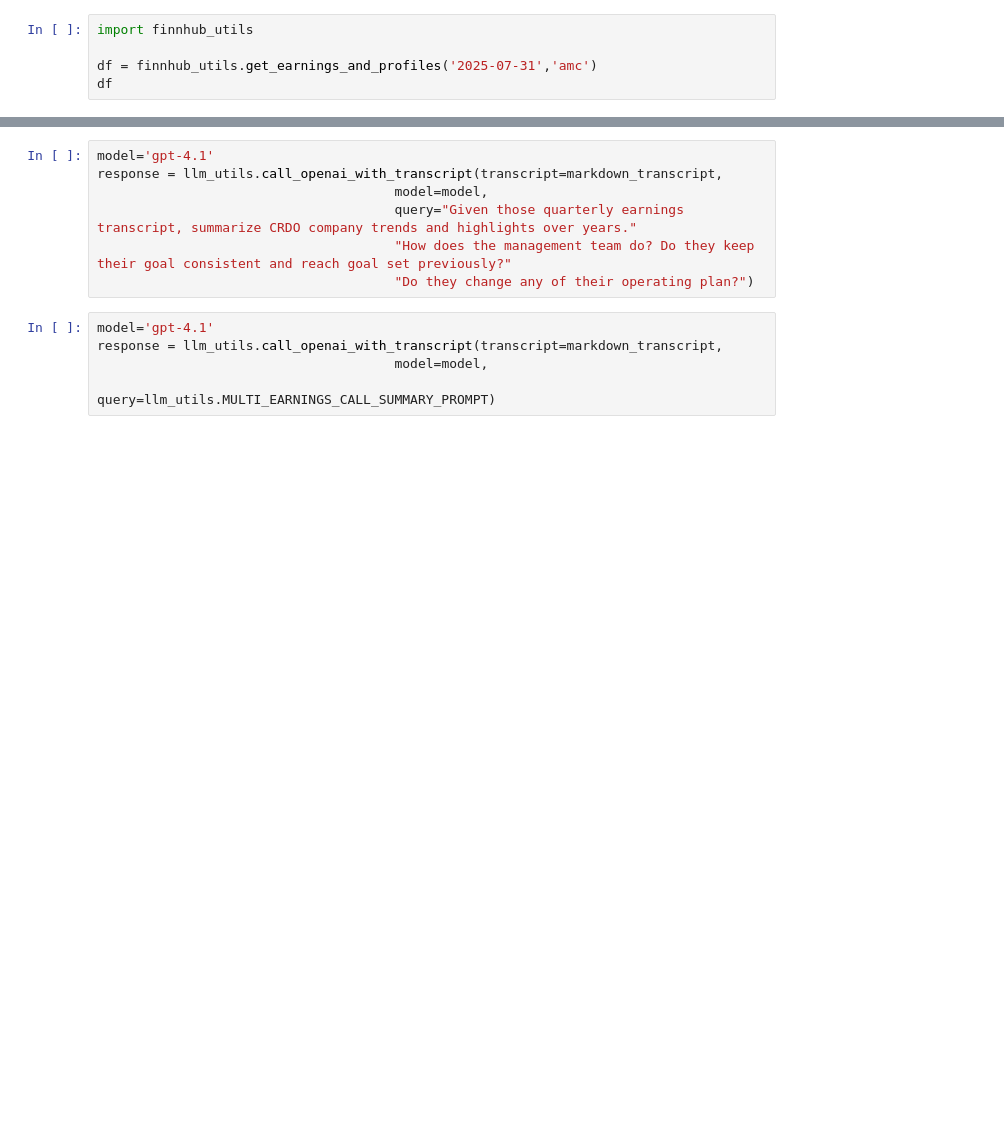
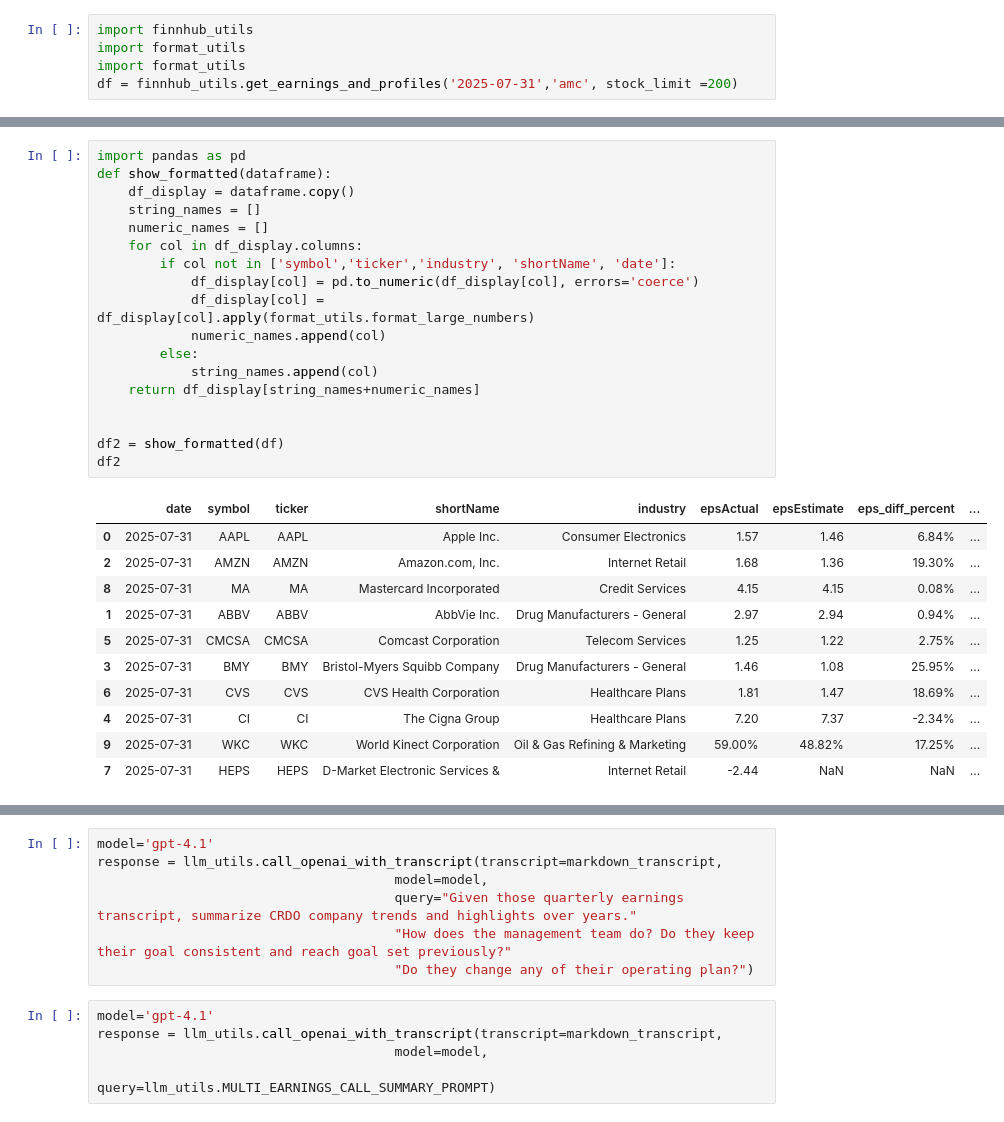
Before and after one commit to jiongmumu/TradingAgents, a Jupyter notebook: tradingagents/dataflows/test_utils.ipynb, the cells around one changed output, grey strips where cells are left out. Drawn from its saved outputs; the diff is of its cells as text; blank space fills up the shorter version.

Commit message:
add format to show numbers.

```diff
--- a/tradingagents/dataflows/test_utils.ipynb
+++ b/tradingagents/dataflows/test_utils.ipynb
@@ -36,6 +9,6 @@ for quarter in quarters:
 # %%
 import finnhub_utils
-
-df = finnhub_utils.get_earnings_and_profiles('2025-07-31','amc')
-df
+import format_utils
+import format_utils
+df = finnhub_utils.get_earnings_and_profiles('2025-07-31','amc', stock_limit =200)
 # %% [output]
@@ -60,0 +26,30 @@ df
+# %%
+import pandas as pd
+def show_formatted(dataframe):
+    df_display = dataframe.copy()
+    string_names = []
+    numeric_names = []
+    for col in df_display.columns:
+        if col not in ['symbol','ticker','industry', 'shortName', 'date']:
+            df_display[col] = pd.to_numeric(df_display[col], errors='coerce')
+            df_display[col] = df_display[col].apply(format_utils.format_large_numbers)
+            numeric_names.append(col)
+        else:
+            string_names.append(col)
+    return df_display[string_names+numeric_names]
+
+
+df2 = show_formatted(df)
+df2
+# %% [output]
+|  | date | symbol | ticker | shortName | industry | epsActual | epsEstimate | eps_diff_percent | ... |
+| 0 | 2025-07-31 | AAPL | AAPL | Apple Inc. | Consumer Electronics | 1.57 | 1.46 | 6.84% | ... |
+| 2 | 2025-07-31 | AMZN | AMZN | Amazon.com, Inc. | Internet Retail | 1.68 | 1.36 | 19.30% | ... |
+| 8 | 2025-07-31 | MA | MA | Mastercard Incorporated | Credit Services | 4.15 | 4.15 | 0.08% | ... |
+| 1 | 2025-07-31 | ABBV | ABBV | AbbVie Inc. | Drug Manufacturers - General | 2.97 | 2.94 | 0.94% | ... |
+| 5 | 2025-07-31 | CMCSA | CMCSA | Comcast Corporation | Telecom Services | 1.25 | 1.22 | 2.75% | ... |
+| 3 | 2025-07-31 | BMY | BMY | Bristol-Myers Squibb Company | Drug Manufacturers - General | 1.46 | 1.08 | 25.95% | ... |
+| 6 | 2025-07-31 | CVS | CVS | CVS Health Corporation | Healthcare Plans | 1.81 | 1.47 | 18.69% | ... |
+| 4 | 2025-07-31 | CI | CI | The Cigna Group | Healthcare Plans | 7.20 | 7.37 | -2.34% | ... |
+| 9 | 2025-07-31 | WKC | WKC | World Kinect Corporation | Oil & Gas Refining & Marketing | 59.00% | 48.82% | 17.25% | ... |
+| 7 | 2025-07-31 | HEPS | HEPS | D-Market Electronic Services & | Internet Retail | -2.44 | NaN | NaN | ... |
```
Also changed, not shown: parts of 17 cells of this notebook, 3 other files.
